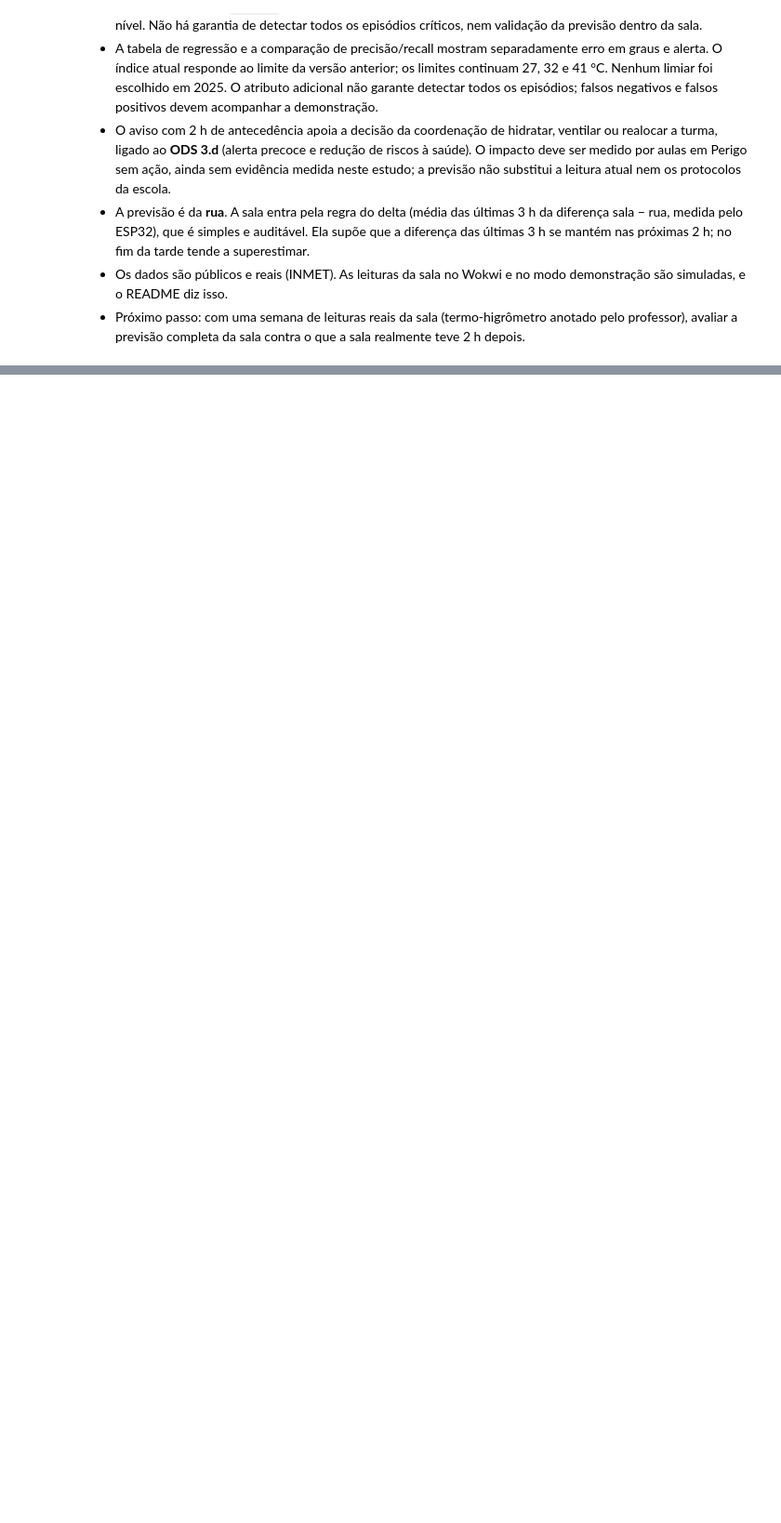
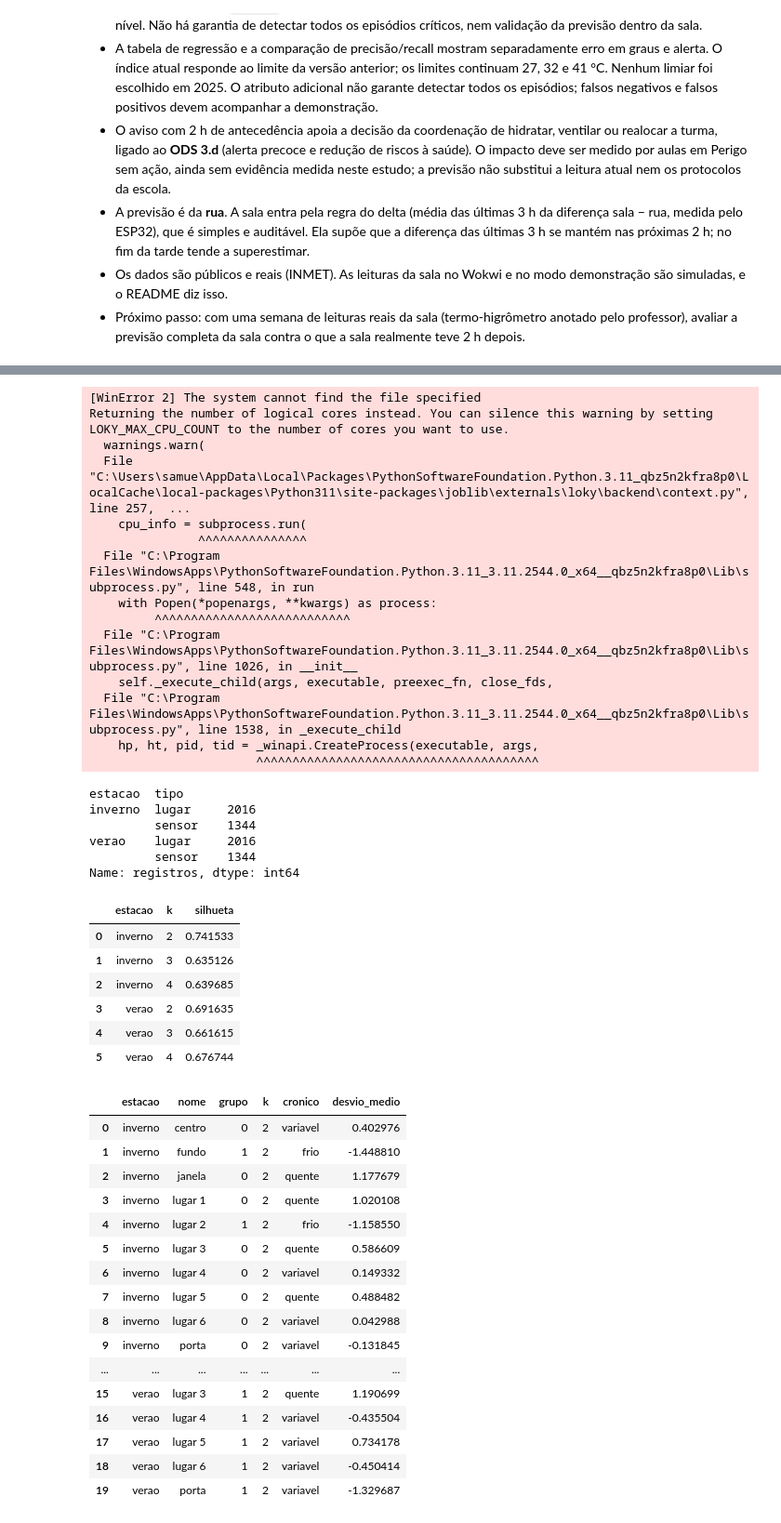
Before and after one commit to sbaecker2005/termometro-da-sala, a Jupyter notebook: ml/termometro_da_sala.ipynb, the cells around one changed output, grey strips where cells are left out. Shown at 93% size. Cells and saved outputs as stored; diff of their text form; code cells hidden in the pictures; blank space fills up the shorter version.

```diff
--- a/ml/termometro_da_sala.ipynb
+++ b/ml/termometro_da_sala.ipynb
@@ -558,0 +789,12 @@ resíduo médio: -0.032 °C | 90% dos erros entre -2.11 e 2.08 °C
+# %%
+simulados = simular(indice_calor_c)
+(PASTA / 'dados').mkdir(parents=True, exist_ok=True)
+simulados.to_csv(PASTA / 'dados/sala7-simulada.csv', index=False)
+print(len(simulados), 'registros simulados; sensores e lugares estimados')
+display(simulados.groupby(['estacao', 'tipo']).size().rename('registros'))
+grupos, silhuetas = agrupar(simulados)
+display(silhuetas)
+display(grupos)
+grupos.to_csv(PASTA / 'grupos-pontos.csv', index=False)
+silhuetas.to_csv(PASTA / 'silhuetas-pontos.csv', index=False)
+# %% [output]
@@ -558,0 +802,44 @@ resíduo médio: -0.032 °C | 90% dos erros entre -2.11 e 2.08 °C
+[WinError 2] The system cannot find the file specified
+Returning the number of logical cores instead. You can silence this warning by setting LOKY_MAX_CPU_COUNT to the number of cores you want to use.
+  warnings.warn(
+  File "C:\Users\samue\AppData\Local\Packages\PythonSoftwareFoundation.Python.3.11_qbz5n2kfra8p0\LocalCache\local-packages\Python311\site-packages\joblib\externals\loky\backend\context.py", line 257,  ...
+    cpu_info = subprocess.run(
+               ^^^^^^^^^^^^^^^
+  File "C:\Program Files\WindowsApps\PythonSoftwareFoundation.Python.3.11_3.11.2544.0_x64__qbz5n2kfra8p0\Lib\subprocess.py", line 548, in run
+    with Popen(*popenargs, **kwargs) as process:
+         ^^^^^^^^^^^^^^^^^^^^^^^^^^^
+  File "C:\Program Files\WindowsApps\PythonSoftwareFoundation.Python.3.11_3.11.2544.0_x64__qbz5n2kfra8p0\Lib\subprocess.py", line 1026, in __init__
+    self._execute_child(args, executable, preexec_fn, close_fds,
+  File "C:\Program Files\WindowsApps\PythonSoftwareFoundation.Python.3.11_3.11.2544.0_x64__qbz5n2kfra8p0\Lib\subprocess.py", line 1538, in _execute_child
+    hp, ht, pid, tid = _winapi.CreateProcess(executable, args,
+                       ^^^^^^^^^^^^^^^^^^^^^^^^^^^^^^^^^^^^^^^
+estacao  tipo
+inverno  lugar     2016
+         sensor    1344
+verao    lugar     2016
+         sensor    1344
+Name: registros, dtype: int64
+|  | estacao | k | silhueta |
+| 0 | inverno | 2 | 0.741533 |
+| 1 | inverno | 3 | 0.635126 |
+| 2 | inverno | 4 | 0.639685 |
+| 3 | verao | 2 | 0.691635 |
+| 4 | verao | 3 | 0.661615 |
+| 5 | verao | 4 | 0.676744 |
+|  | estacao | nome | grupo | k | cronico | desvio_medio |
+| 0 | inverno | centro | 0 | 2 | variavel | 0.402976 |
+| 1 | inverno | fundo | 1 | 2 | frio | -1.448810 |
+| 2 | inverno | janela | 0 | 2 | quente | 1.177679 |
+| 3 | inverno | lugar 1 | 0 | 2 | quente | 1.020108 |
+| 4 | inverno | lugar 2 | 1 | 2 | frio | -1.158550 |
+| 5 | inverno | lugar 3 | 0 | 2 | quente | 0.586609 |
+| 6 | inverno | lugar 4 | 0 | 2 | variavel | 0.149332 |
+| 7 | inverno | lugar 5 | 0 | 2 | quente | 0.488482 |
+| 8 | inverno | lugar 6 | 0 | 2 | variavel | 0.042988 |
+| 9 | inverno | porta | 0 | 2 | variavel | -0.131845 |
+| ... | ... | ... | ... | ... | ... | ... |
+| 15 | verao | lugar 3 | 1 | 2 | quente | 1.190699 |
+| 16 | verao | lugar 4 | 1 | 2 | variavel | -0.435504 |
+| 17 | verao | lugar 5 | 1 | 2 | variavel | 0.734178 |
+| 18 | verao | lugar 6 | 1 | 2 | variavel | -0.450414 |
+| 19 | verao | porta | 1 | 2 | variavel | -1.329687 |
```
Also changed, not shown: parts of 15 cells of this notebook, 11 other files.
